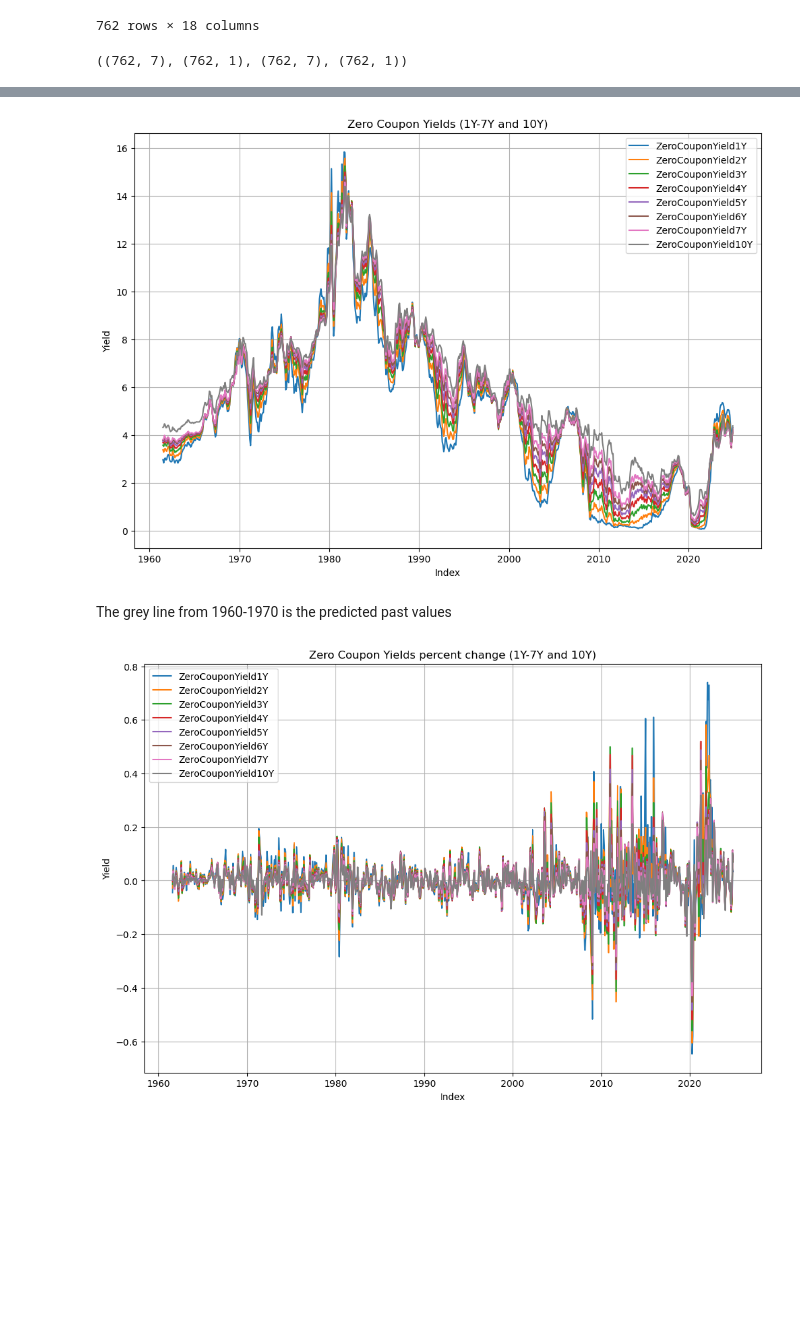
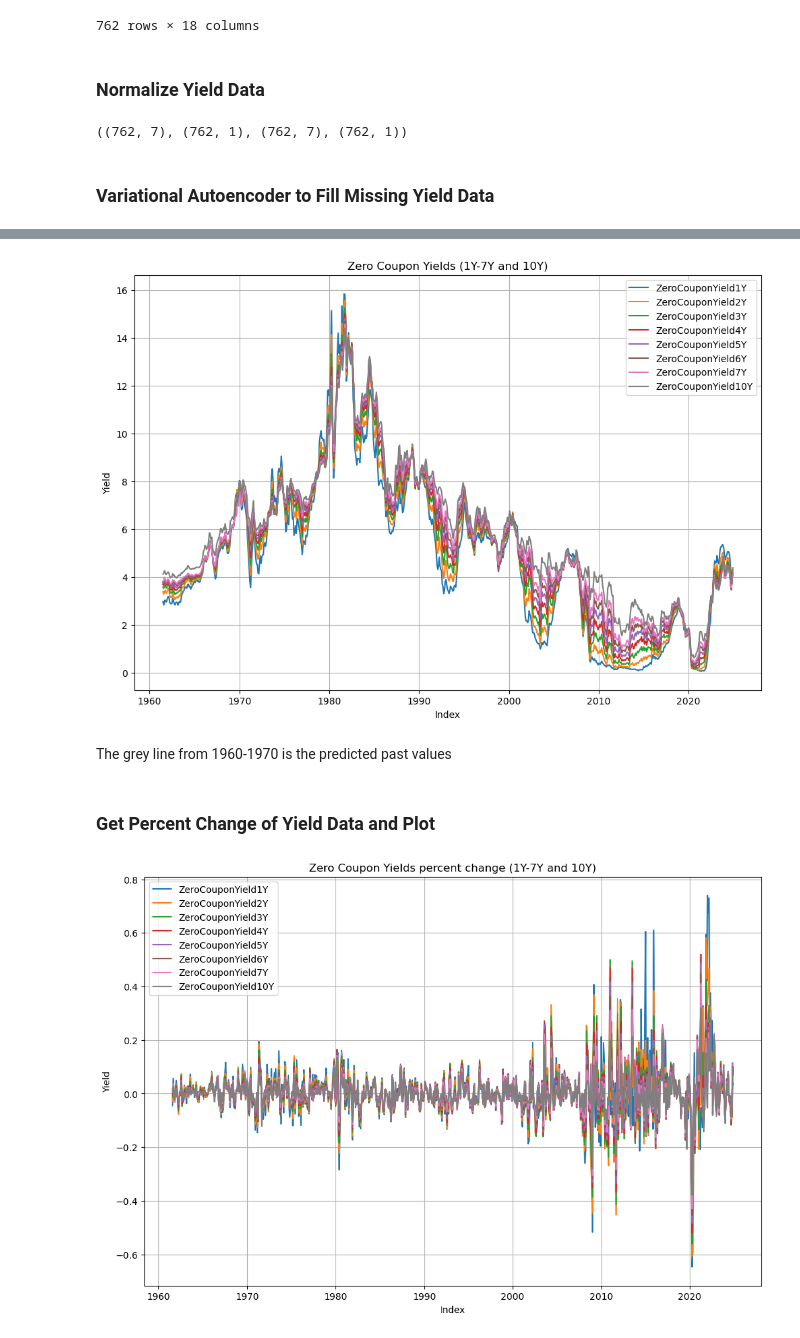
Before and after one commit to ChrisLato/AISE-4010-Project, a Jupyter notebook: Data Pre-processing.ipynb, the cells around one changed output, grey strips where cells are left out. Cells and saved outputs as stored; diff of their text form; code cells hidden in the pictures; blank space fills up the shorter version.

```diff
--- a/Data Pre-processing.ipynb
+++ b/Data Pre-processing.ipynb
@@ -72,14 +72,16 @@ new_yield_data.drop(columns=["InstantaneousForwardRate8Y",'InstantaneousForwardR
 | 2024-10-31 | 1.049625 | 3.829619 | 4.171550 | 3.940541 | 3.872355 | 3.867236 | ... |
 | 2024-11-30 | 2.159398 | 2.348650 | 4.314850 | 4.225240 | 4.192710 | 4.192610 | ... |
 762 rows × 18 columns
+# %% [markdown]
+### Normalize Yield Data
 # %%
 from sklearn.preprocessing import MinMaxScaler
 
 
-data = new_yield_data
+yield_data = new_yield_data
 
 # Flip the dataset so missing data goes to the end
-data = data.iloc[::-1]
+yield_data = yield_data.iloc[::-1]
 
 # Use years 1–7 as inputs and 10Y as targets for missing value prediction
 input_columnsIFR = [f"InstantaneousForwardRate{i}Y" for i in range(1, 8)]
@@ -88,10 +90,10 @@ input_columnsZCY = [f"ZeroCouponYield{i}Y" for i in range(1, 8)]
 target_columnZCY = "ZeroCouponYield10Y"
 
 # Filter out rows where all inputs (years 1–7) are non-missing
-valid_dataIFR = data.dropna(subset=input_columnsIFR)
+valid_dataIFR = yield_data.dropna(subset=input_columnsIFR)
 input_dataIFR = valid_dataIFR[input_columnsIFR].values
 target_dataIFR = valid_dataIFR[target_columnIFR].values
-valid_dataZCY = data.dropna(subset=input_columnsIFR)
+valid_dataZCY = yield_data.dropna(subset=input_columnsIFR)
 input_dataZCY = valid_dataZCY[input_columnsIFR].values
 target_dataZCY = valid_dataZCY[target_columnIFR].values
 
@@ -106,15 +108,17 @@ scaled_targetsIFR = scaler_targetsIFR.fit_transform(target_dataIFR.reshape(-1, 1
 scaled_inputsZCY = scaler_inputsZCY.fit_transform(input_dataZCY)
 scaled_targetsZCY = scaler_targetsZCY.fit_transform(target_dataZCY.reshape(-1, 1))
 
-missing_data_rowsIFR = data[data[target_columnIFR].isna()]
+missing_data_rowsIFR = yield_data[yield_data[target_columnIFR].isna()]
 prediction_inputsIFR = scaler_inputsIFR.transform(missing_data_rowsIFR[input_columnsIFR].values)
-missing_data_rowsZCY = data[data[target_columnZCY].isna()]
+missing_data_rowsZCY = yield_data[yield_data[target_columnZCY].isna()]
 prediction_inputsZCY = scaler_inputsZCY.transform(missing_data_rowsZCY[input_columnsZCY].values)
 
 # Confirm scaling and data preparation
 scaled_inputsIFR.shape, scaled_targetsIFR.shape, scaled_inputsZCY.shape, scaled_targetsZCY.shape
 # %% [output]
 ((762, 7), (762, 1), (762, 7), (762, 1))
+# %% [markdown]
+### Variational Autoencoder to Fill Missing Yield Data
 # %%
 from tensorflow.keras.models import Sequential
 from tensorflow.keras.layers import Dense, Input, Lambda
@@ -173,5 +177,38 @@ reconstructed_predictionsZCY = decoder.predict(latent_predictionsZCY)
 # Rescale predictions back to the original scale
 predicted_10yIFR = scaler_targetsIFR.inverse_transform(reconstructed_predictionsIFR[:, -1].reshape(-1, 1))
 predicted_10yZCY = scaler_targetsZCY.inverse_transform(reconstructed_predictionsZCY[:, -1].reshape(-1, 1))
+
+# Flatten the predictions to ensure compatibility
+yield_data.loc[yield_data[target_columnIFR].isna(), target_columnIFR] = predicted_10yIFR.flatten()
+yield_data.loc[yield_data[target_columnZCY].isna(), target_columnZCY] = predicted_10yZCY.flatten()
+
+# Save the updated dataset in its original format
+yield_data = yield_data.iloc[::-1]
+
+# Columns to plot
+columns_to_plot = [
+    'ZeroCouponYield1Y',
+    'ZeroCouponYield2Y',
+    'ZeroCouponYield3Y',
+    'ZeroCouponYield4Y',
+    'ZeroCouponYield5Y',
+    'ZeroCouponYield6Y',
+    'ZeroCouponYield7Y',
+    'ZeroCouponYield10Y'
+]
+
+
+# Plot the columns
+plt.figure(figsize=(12, 8))
+for col in columns_to_plot:
+    plt.plot(yield_data[col], label=col)
+
+# Add labels, legend, and title
+plt.xlabel('Index')
+plt.ylabel('Yield')
+plt.title('Zero Coupon Yields (1Y-7Y and 10Y)')
+plt.legend()
+plt.grid()
+plt.show()
 # %% [output]
 Epoch 1/50
@@ -193,0 +231 @@ Epoch 50/50
+[figure, added]
@@ -201,33 +232,7 @@ yield_data = data.iloc[::-1]
-# %%
-# Columns to plot
-columns_to_plot = [
-    'ZeroCouponYield1Y',
-    'ZeroCouponYield2Y',
-    'ZeroCouponYield3Y',
-    'ZeroCouponYield4Y',
-    'ZeroCouponYield5Y',
-    'ZeroCouponYield6Y',
-    'ZeroCouponYield7Y',
-    'ZeroCouponYield10Y'
-]
-
-
-# Plot the columns
-plt.figure(figsize=(12, 8))
-for col in columns_to_plot:
-    plt.plot(yield_data[col], label=col)
-
-# Add labels, legend, and title
-plt.xlabel('Index')
-plt.ylabel('Yield')
-plt.title('Zero Coupon Yields (1Y-7Y and 10Y)')
-plt.legend()
-plt.grid()
-plt.show()
-# %% [output]
-[figure, removed]
 # %% [markdown]
 The grey line from 1960-1970 is the predicted past values
+# %% [markdown]
+### Get Percent Change of Yield Data and Plot
 # %%
 yield_data = yield_data.pct_change()
 # Columns to plot
```
Also changed, not shown: parts of 15 cells of this notebook, 1 other file.
